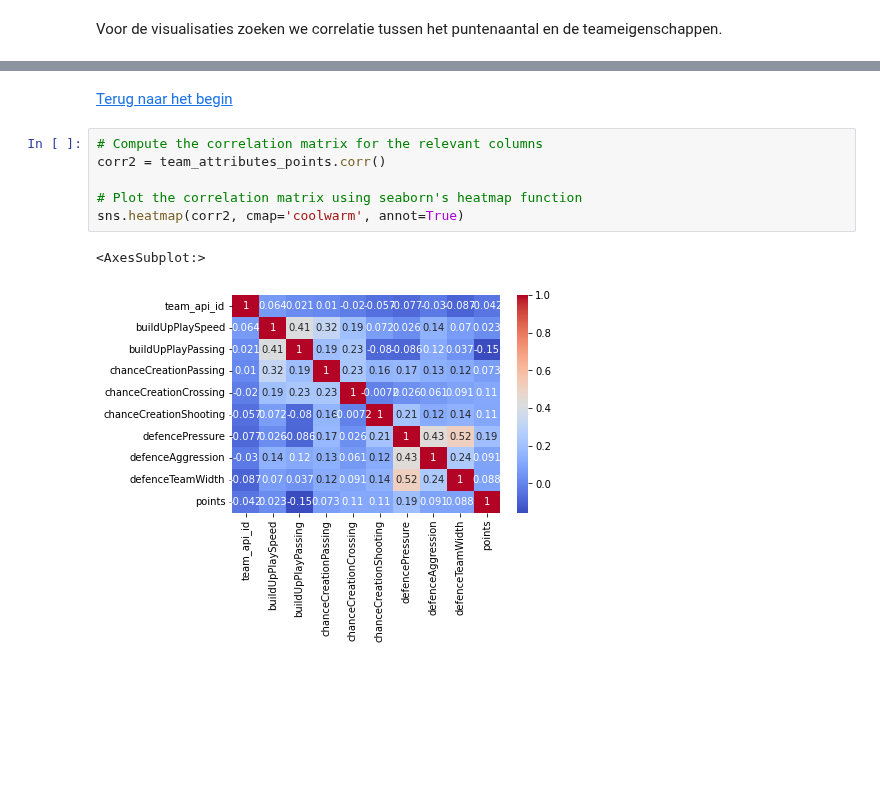
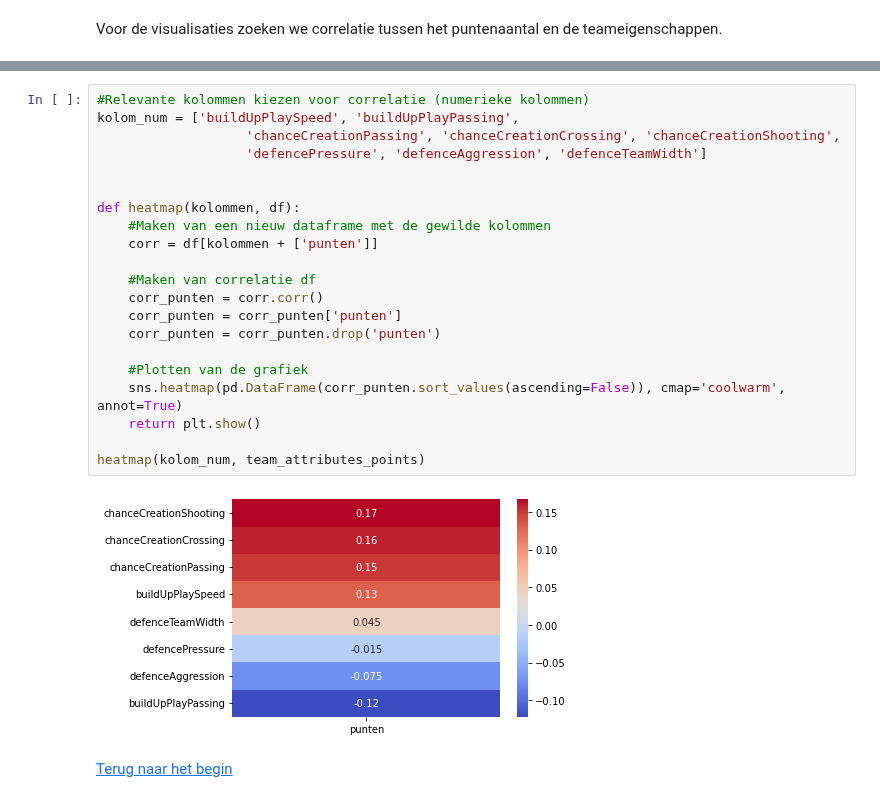
Before and after one commit to BJHeemskerk/DataLab2_2023, a Jupyter notebook: DataLab2_Groep_3B.ipynb, the cells around one changed output, grey strips where cells are left out. Saved outputs shown, nothing was run; the diff lists cells and outputs as text; blank space fills up the shorter version.

```diff
--- a/DataLab2_Groep_3B.ipynb
+++ b/DataLab2_Groep_3B.ipynb
@@ -757,12 +844,26 @@ for col in team_attributes_points.columns:
 ... (10 outputs left out)
+# %%
+#Relevante kolommen kiezen voor correlatie (numerieke kolommen)
+kolom_num = ['buildUpPlaySpeed', 'buildUpPlayPassing',
+                   'chanceCreationPassing', 'chanceCreationCrossing', 'chanceCreationShooting',
+                   'defencePressure', 'defenceAggression', 'defenceTeamWidth']
+
+
+def heatmap(kolommen, df):
+    #Maken van een nieuw dataframe met de gewilde kolommen
+    corr = df[kolommen + ['punten']]
+
+    #Maken van correlatie df
+    corr_punten = corr.corr()
+    corr_punten = corr_punten['punten']
+    corr_punten = corr_punten.drop('punten')
+
+    #Plotten van de grafiek
+    sns.heatmap(pd.DataFrame(corr_punten.sort_values(ascending=False)), cmap='coolwarm', annot=True)
+    return plt.show()
+
+heatmap(kolom_num, team_attributes_points)
+# %% [output]
+[figure, added]
 # %% [markdown]
 [Terug naar het begin](#begin)
-# %%
-# Compute the correlation matrix for the relevant columns
-corr2 = team_attributes_points.corr()
-
-# Plot the correlation matrix using seaborn's heatmap function
-sns.heatmap(corr2, cmap='coolwarm', annot=True)
-# %% [output]
-<AxesSubplot:>
-[figure, removed]
```
Also changed, not shown: parts of 22 cells of this notebook.
